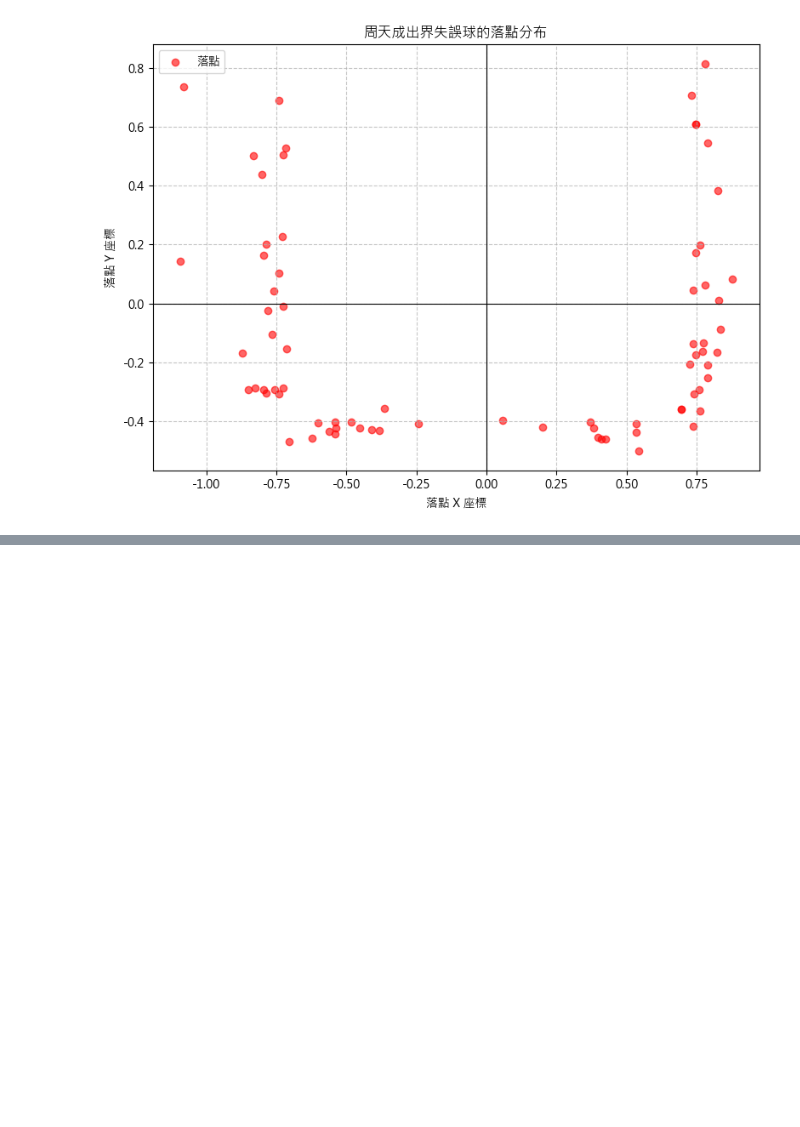
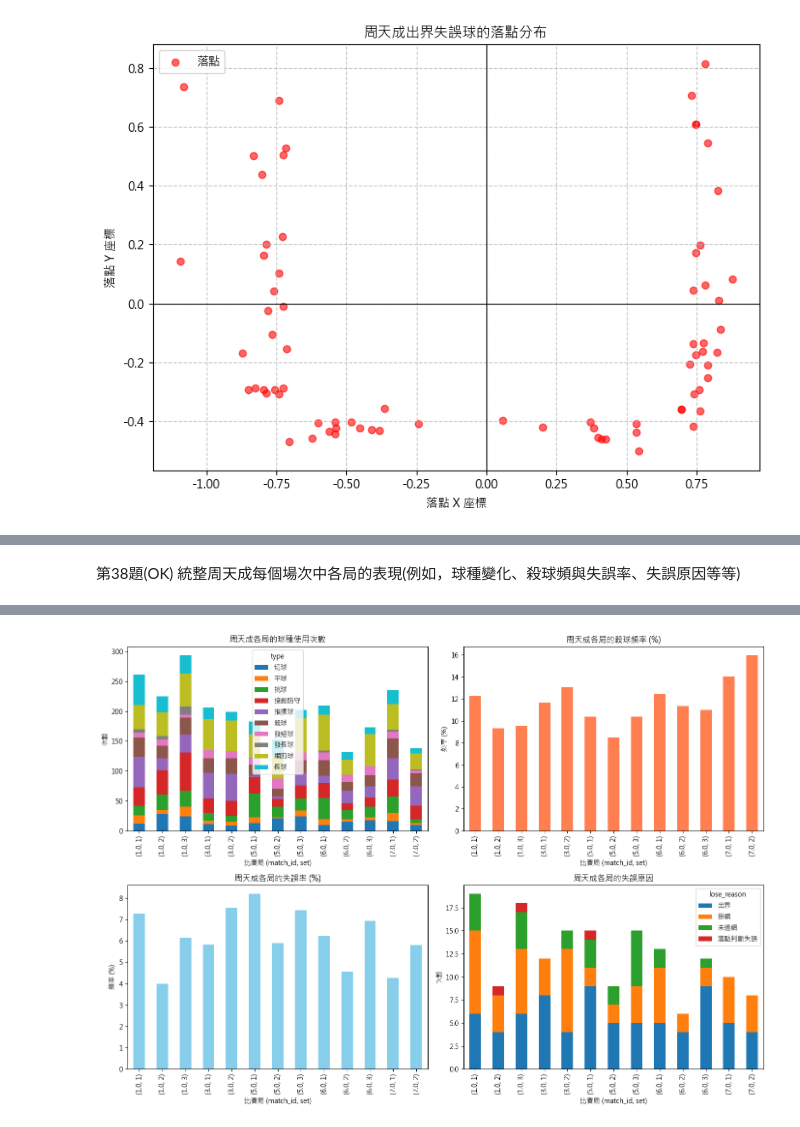
Before and after one commit to DanielTeng0811/BadmintonAI, a Jupyter notebook: question_ans_final.ipynb, the cells around one changed output, grey strips where cells are left out. Saved outputs shown, nothing was run; the diff lists cells and outputs as text; code cells hidden in the pictures; blank space fills up the shorter version.

```diff
--- a/question_ans_final.ipynb
+++ b/question_ans_final.ipynb
@@ -1538,0 +1945,77 @@ else:
+# %% [markdown]
+第38題(OK)
+統整周天成每個場次中各局的表現(例如，球種變化、殺球頻與失誤率、失誤原因等等)
+# %%
+import pandas as pd
+import matplotlib.pyplot as plt
+import platform
+
+# 字體設定
+s = platform.system()
+plt.rcParams['font.sans-serif'] = ['Arial Unicode MS', 'PingFang TC'] if s == 'Darwin' else ['Microsoft JhengHei', 'SimHei'] if s == 'Windows' else ['WenQuanYi Zen Hei']
+plt.rcParams['axes.unicode_minus'] = False
+
+# 檢查數據長度
+if len(df) > 0:
+    # 篩選出周天成的數據
+    chou_df = df[df['player'] == 'CHOU Tien Chen']
+
+    # 按照 `match_id` 和 `set` 分組
+    grouped_df = chou_df.groupby(['match_id', 'set'])
+
+    # 計算每一局各球種的使用次數
+    type_count = grouped_df['type'].value_counts().unstack(fill_value=0)
+
+    # 計算殺球頻率
+    kills_count = grouped_df.apply(lambda x: (x['type'] == '殺球').sum())
+    total_shots = grouped_df.size()
+    kill_rate = (kills_count / total_shots) * 100  # 百分比
+
+    # 計算失誤率和失誤原因
+    lose_reasons = grouped_df['lose_reason'].value_counts().unstack(fill_value=0)
+    faults_count = grouped_df.apply(lambda x: x['lose_reason'].notna().sum())
+    fault_rate = (faults_count / total_shots) * 100  # 百分比
+
+    # 打印統計結果
+    print("周天成各場比賽中的數據統計：")
+    print("--------------------------------------------------")
+    print("\n每局的球種使用次數：")
+    print(type_count)
+    print("\n每局的殺球頻率 (%)：")
+    print(kill_rate)
+    print("\n每局的失誤率 (%)：")
+    print(fault_rate)
+    print("\n每局的失誤原因：")
+    print(lose_reasons)
+
+    # 可視化
+    fig, axes = plt.subplots(nrows=2, ncols=2, figsize=(14, 10))
+
+    # 繪制各球種使用次數
+    type_count.plot(kind='bar', stacked=True, ax=axes[0, 0])
+    axes[0, 0].set_title('周天成各局的球種使用次數')
+    axes[0, 0].set_xlabel('比賽局 (match_id, set)')
+    axes[0, 0].set_ylabel('次數')
+
+    # 繪制殺球頻率
+    kill_rate.plot(kind='bar', color='coral', ax=axes[0, 1])
+    axes[0, 1].set_title('周天成各局的殺球頻率 (%)')
+    axes[0, 1].set_xlabel('比賽局 (match_id, set)')
+    axes[0, 1].set_ylabel('頻率 (%)')
+
+    # 繪制失誤率
+    fault_rate.plot(kind='bar', color='skyblue', ax=axes[1, 0])
+    axes[1, 0].set_title('周天成各局的失誤率 (%)')
+    axes[1, 0].set_xlabel('比賽局 (match_id, set)')
+    axes[1, 0].set_ylabel('頻率 (%)')
+
+    # 繪制失誤原因
+    lose_reasons.plot(kind='bar', stacked=True, ax=axes[1, 1])
+    axes[1, 1].set_title('周天成各局的失誤原因')
+    axes[1, 1].set_xlabel('比賽局 (match_id, set)')
+    axes[1, 1].set_ylabel('次數')
+
+    plt.tight_layout()
+else:
+    print('數據不足，無法進一步分析。')
+# %% [output]
@@ -1538,0 +2039 @@ else:
+[figure, added]
```
Also changed, not shown: parts of 19 cells of this notebook, 4 other files.
